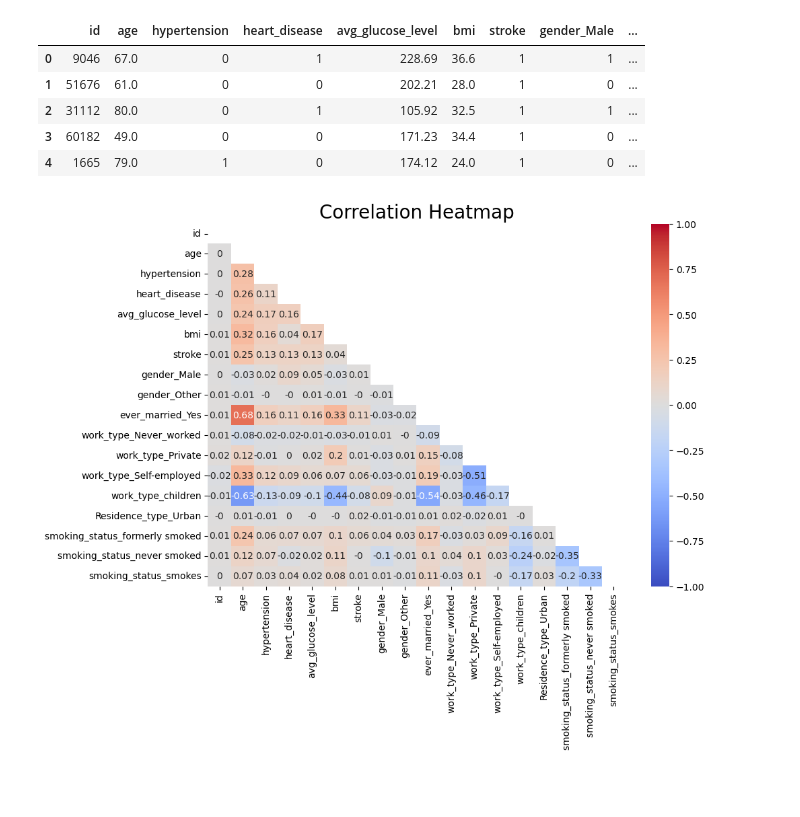
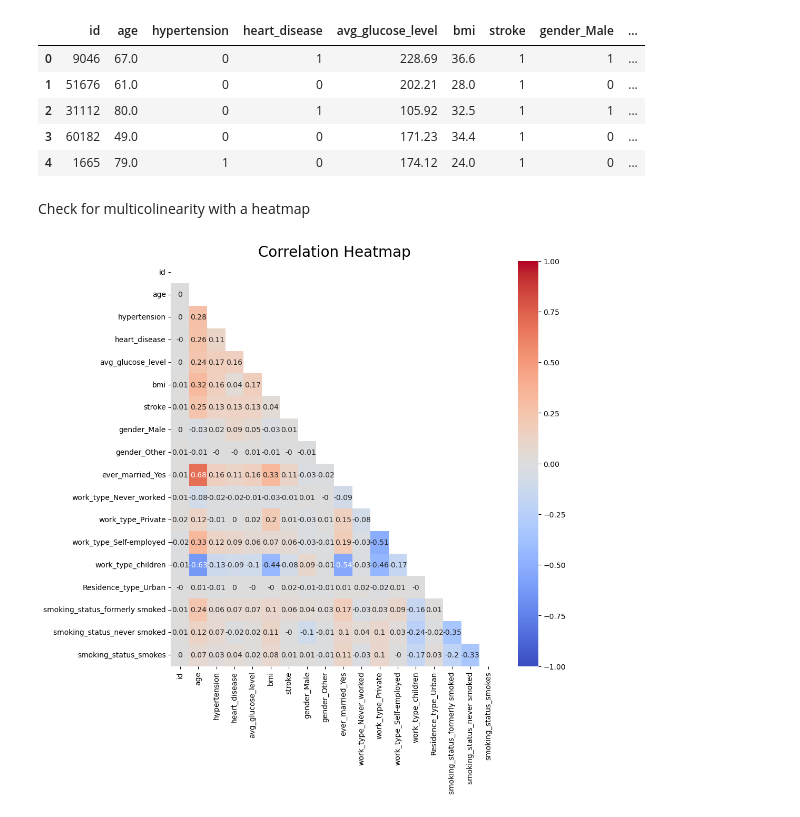
Before and after one commit to ntran119/data_projects, a Jupyter notebook: 2023_Predicting_Stroke.ipynb, the cells around one changed output. Drawn from its saved outputs; the diff is of its cells as text; code cells hidden in the pictures; blank space fills up the shorter version.

```diff
--- a/2023_Predicting_Stroke.ipynb
+++ b/2023_Predicting_Stroke.ipynb
@@ -256,11 +330,13 @@ df_encoded.head()
 | 2 | 31112 | 80.0 | 0 | 1 | 105.92 | 32.5 | 1 | 1 | ... |
 | 3 | 60182 | 49.0 | 0 | 0 | 171.23 | 34.4 | 1 | 0 | ... |
 | 4 | 1665 | 79.0 | 1 | 0 | 174.12 | 24.0 | 1 | 0 | ... |
+# %% [markdown]
+Check for multicolinearity with a heatmap
 # %%
 # heatmap
-plt.figure(figsize=(10,7))
+plt.figure(figsize=(10,10))
 sns.heatmap(df_encoded.corr().round(2), annot = True, cmap = 'coolwarm', vmin = -1, vmax = 1, mask = np.triu(df_encoded.corr()) )
 plt.title('Correlation Heatmap', size = 20)
 plt.show()
 # %% [output]
-[figure, old version]
+[figure, new version]
```
Also changed, not shown: parts of 21 cells of this notebook.
